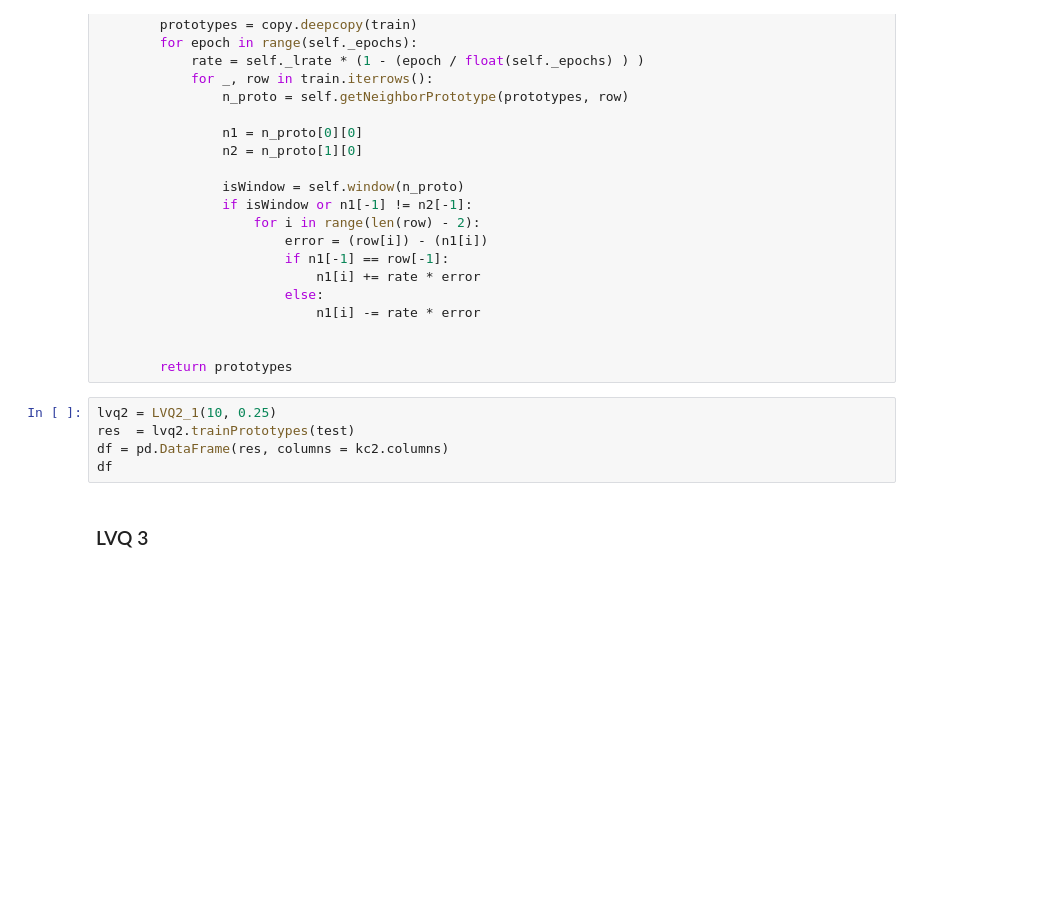
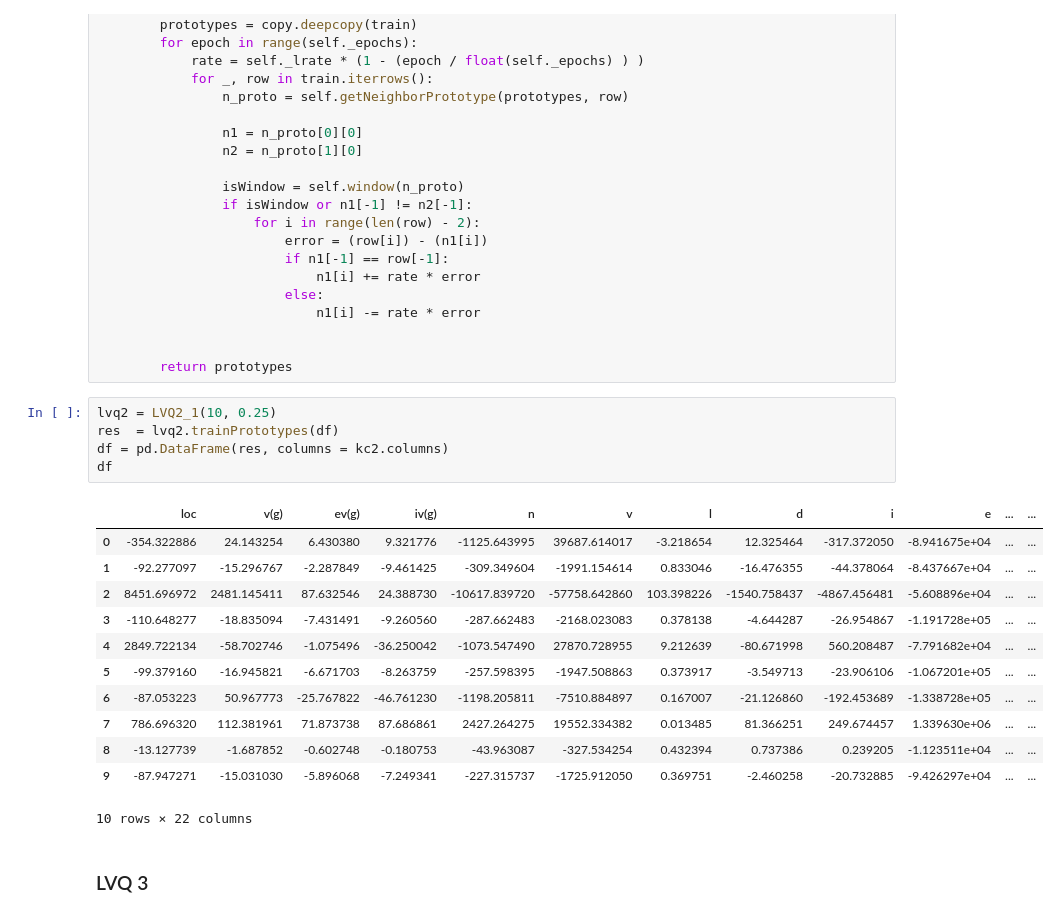
Before and after one commit to menezesmalu/machine_learning, a Jupyter notebook: lista 2/5kfold.ipynb, the cells around one changed output. Drawn from its saved outputs; the diff is of its cells as text; blank space fills up the shorter version.

```diff
--- a/lista 2/5kfold.ipynb
+++ b/lista 2/5kfold.ipynb
@@ -145,9 +158,22 @@ class LVQ2_1:
         return prototypes
 # %%
 lvq2 = LVQ2_1(10, 0.25)
-res  = lvq2.trainPrototypes(test)
+res  = lvq2.trainPrototypes(df)
 df = pd.DataFrame(res, columns = kc2.columns)
 df
+# %% [output]
+|  | loc | v(g) | ev(g) | iv(g) | n | v | l | d | i | e | ... | ... |
+| 0 | -354.322886 | 24.143254 | 6.430380 | 9.321776 | -1125.643995 | 39687.614017 | -3.218654 | 12.325464 | -317.372050 | -8.941675e+04 | ... | ... |
+| 1 | -92.277097 | -15.296767 | -2.287849 | -9.461425 | -309.349604 | -1991.154614 | 0.833046 | -16.476355 | -44.378064 | -8.437667e+04 | ... | ... |
+| 2 | 8451.696972 | 2481.145411 | 87.632546 | 24.388730 | -10617.839720 | -57758.642860 | 103.398226 | -1540.758437 | -4867.456481 | -5.608896e+04 | ... | ... |
+| 3 | -110.648277 | -18.835094 | -7.431491 | -9.260560 | -287.662483 | -2168.023083 | 0.378138 | -4.644287 | -26.954867 | -1.191728e+05 | ... | ... |
+| 4 | 2849.722134 | -58.702746 | -1.075496 | -36.250042 | -1073.547490 | 27870.728955 | 9.212639 | -80.671998 | 560.208487 | -7.791682e+04 | ... | ... |
+| 5 | -99.379160 | -16.945821 | -6.671703 | -8.263759 | -257.598395 | -1947.508863 | 0.373917 | -3.549713 | -23.906106 | -1.067201e+05 | ... | ... |
+| 6 | -87.053223 | 50.967773 | -25.767822 | -46.761230 | -1198.205811 | -7510.884897 | 0.167007 | -21.126860 | -192.453689 | -1.338728e+05 | ... | ... |
+| 7 | 786.696320 | 112.381961 | 71.873738 | 87.686861 | 2427.264275 | 19552.334382 | 0.013485 | 81.366251 | 249.674457 | 1.339630e+06 | ... | ... |
+| 8 | -13.127739 | -1.687852 | -0.602748 | -0.180753 | -43.963087 | -327.534254 | 0.432394 | 0.737386 | 0.239205 | -1.123511e+04 | ... | ... |
+| 9 | -87.947271 | -15.031030 | -5.896068 | -7.249341 | -227.315737 | -1725.912050 | 0.369751 | -2.460258 | -20.732885 | -9.426297e+04 | ... | ... |
+10 rows × 22 columns
 # %% [markdown]
 ### LVQ 3
 # %% [markdown]
```
Also changed, not shown: parts of 3 cells of this notebook.
